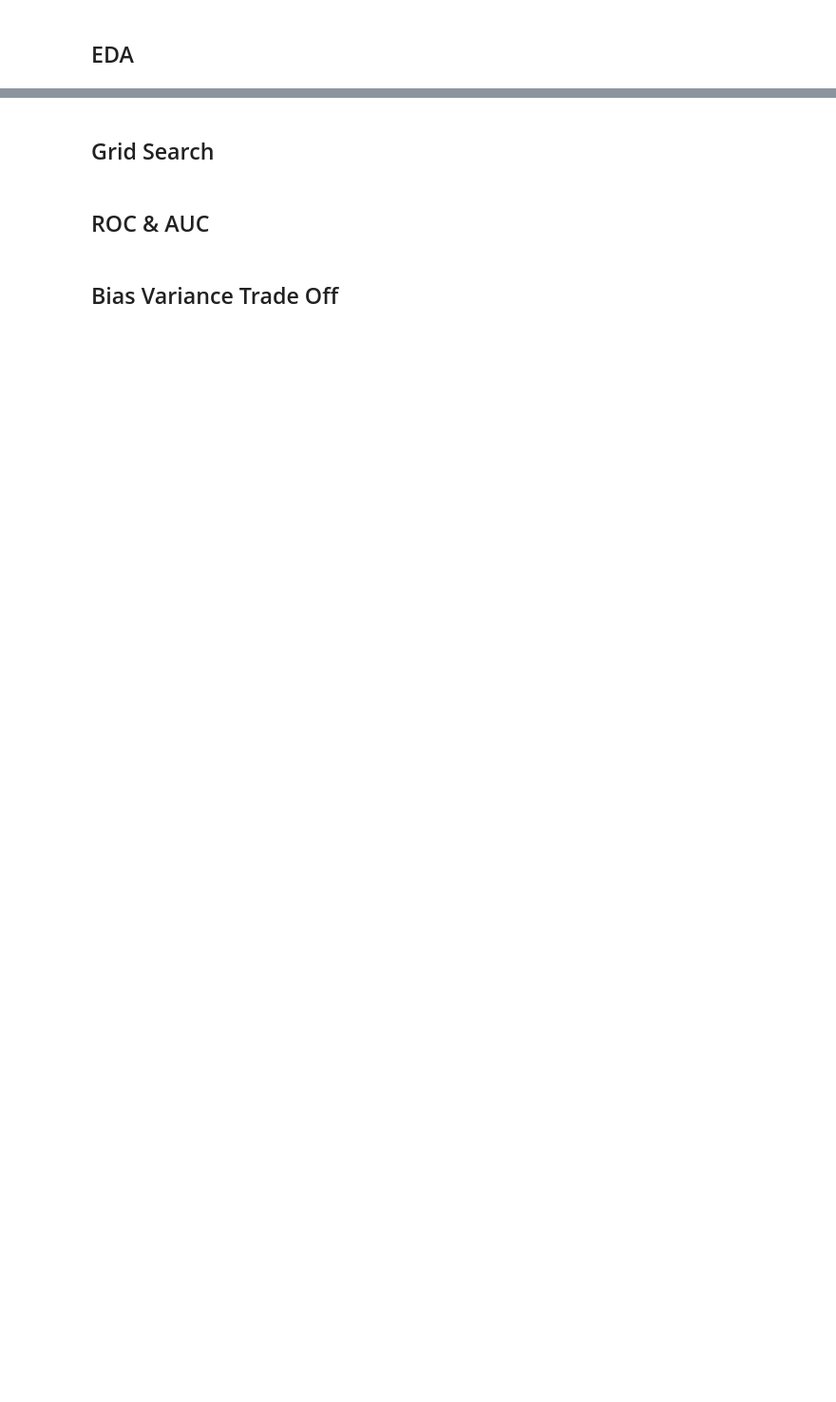
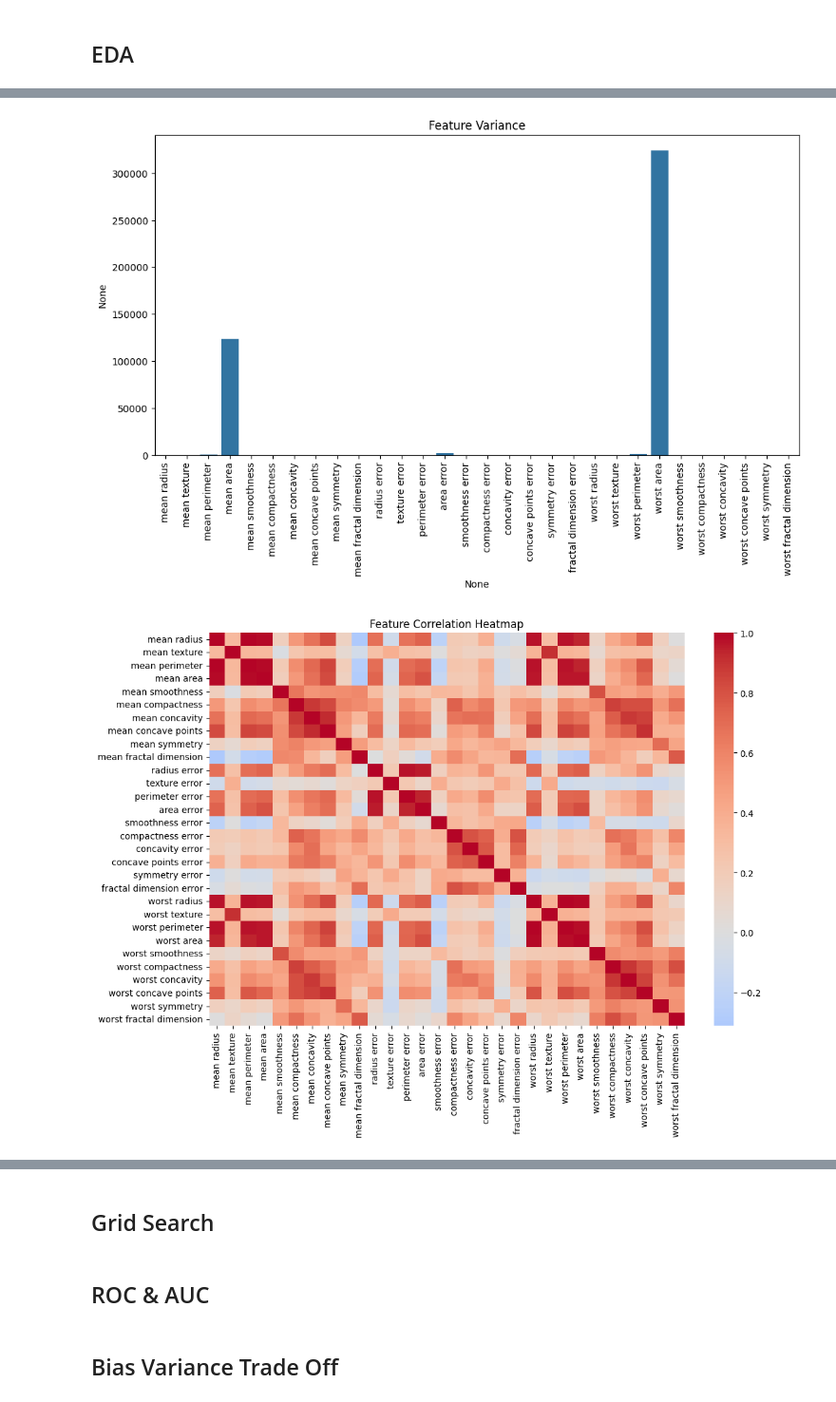
Before and after one commit to anika0273/ML_BoilerPlates, a Jupyter notebook: PCA.ipynb, the cells around one changed output, grey strips where cells are left out. Shown: that part at 95% size. Drawn from its saved outputs; the diff is of its cells as text; code cells hidden in the pictures; blank space fills up the shorter version.

```diff
--- a/PCA.ipynb
+++ b/PCA.ipynb
@@ -5,2 +21,10 @@
 # %% [markdown]
 ## EDA
+# %%
+# Load dataset
+data = load_breast_cancer()
+X = pd.DataFrame(data.data, columns=data.feature_names)
+y = pd.Series(data.target, name="target")
+
+print("Shape:", X.shape)
+X.head()
@@ -6,0 +40,16 @@
+# %%
+# Variance per feature
+plt.figure(figsize=(12,6))
+sns.barplot(x=X.columns, y=X.var())
+plt.xticks(rotation=90)
+plt.title("Feature Variance")
+plt.show()
+
+# Correlation heatmap (multicollinearity hint)
+plt.figure(figsize=(12,8))
+sns.heatmap(X.corr(), cmap="coolwarm", center=0)
+plt.title("Feature Correlation Heatmap")
+plt.show()
+# %% [output]
+[figure, added]
+[figure, added]
```
Also changed, not shown: parts of 24 cells of this notebook, 1 other file.
